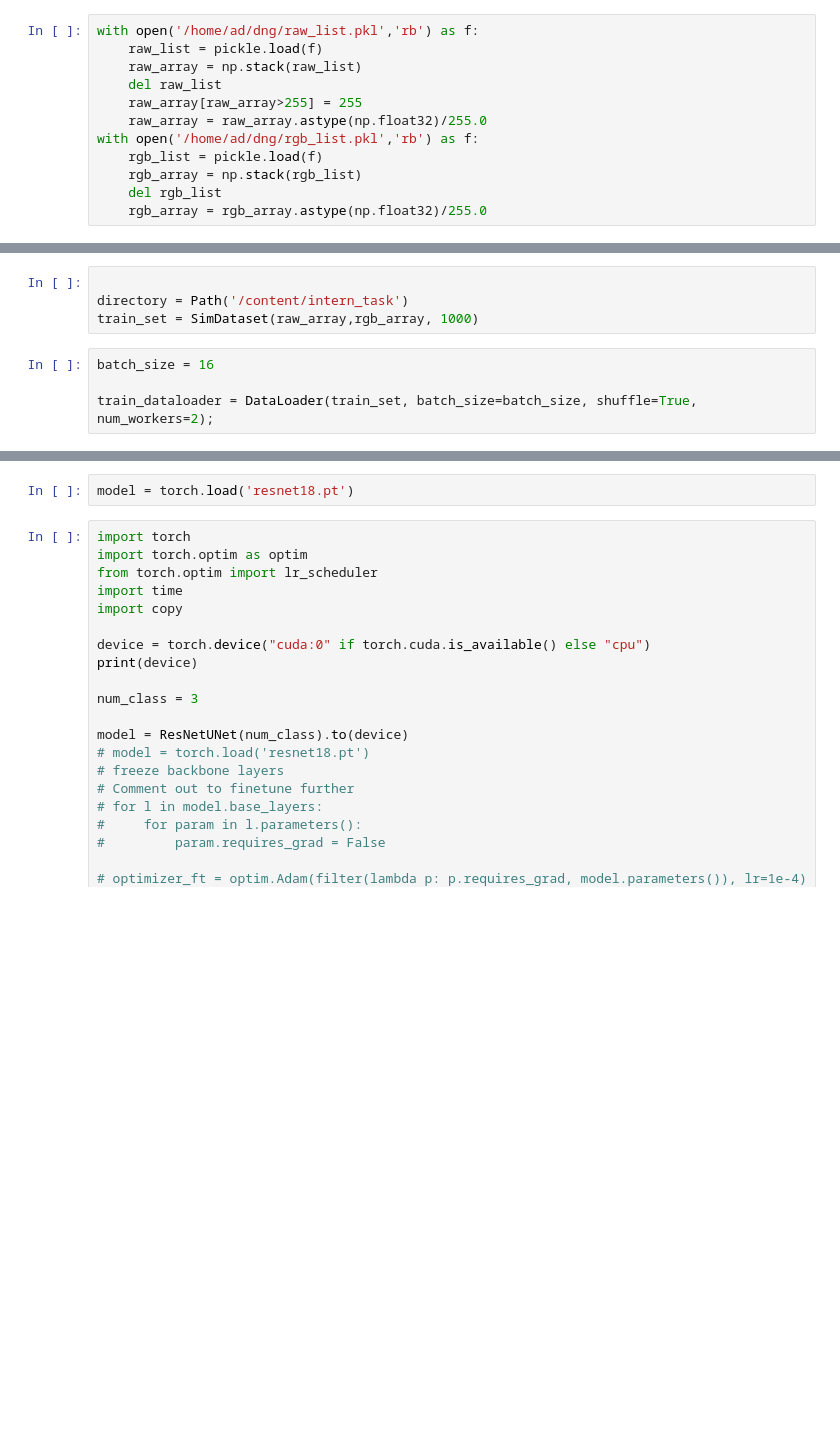
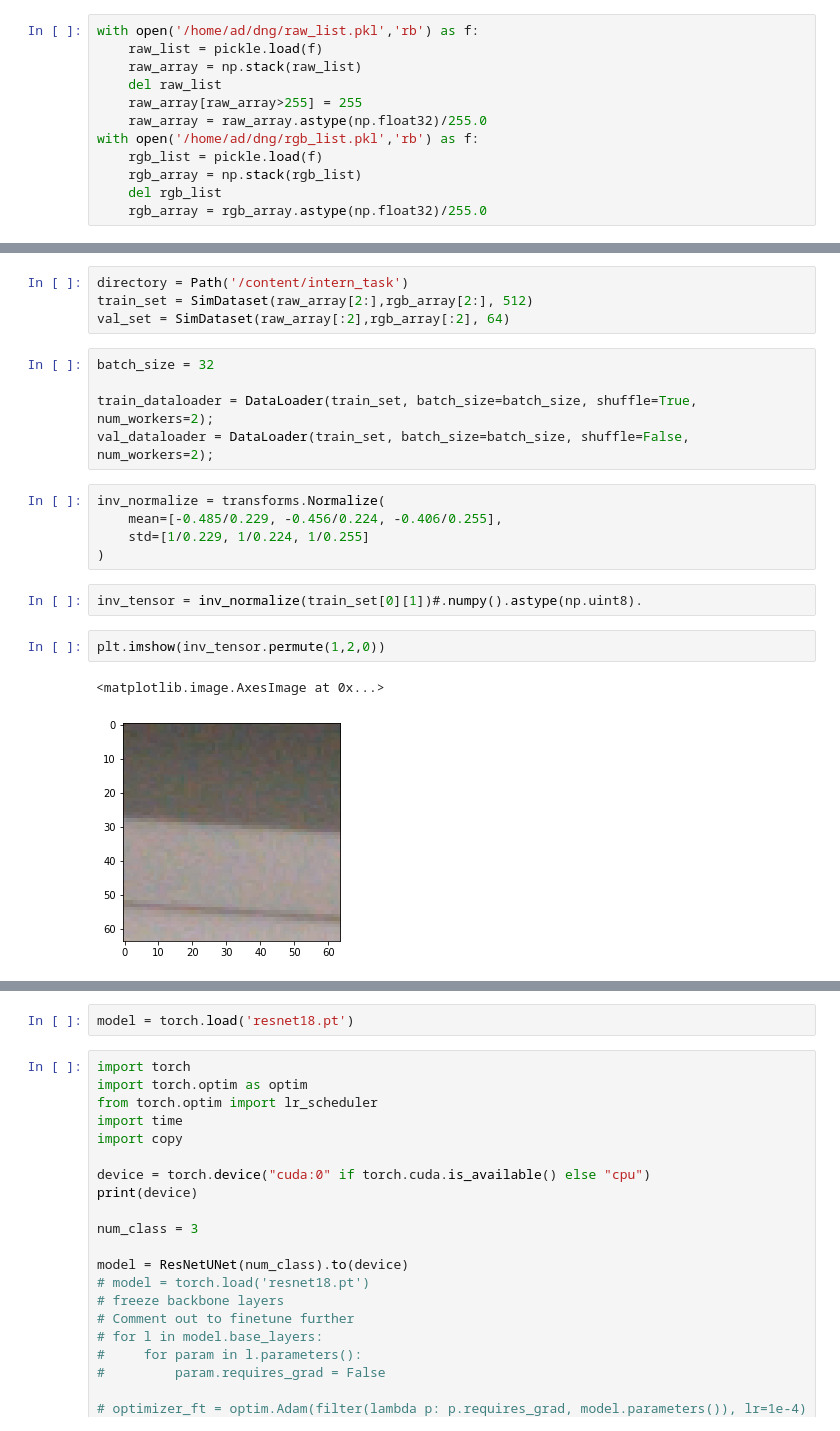
Before and after one commit to altimerk/dngnn, a Jupyter notebook: train.ipynb, the cells around one changed output, grey strips where cells are left out. Cells and saved outputs as stored; diff of their text form; blank space fills up the shorter version.

```diff
--- a/train.ipynb
+++ b/train.ipynb
@@ -76,13 +77,26 @@ class SimDataset(Dataset):
 #             rgb = self.transform(rgb)
         return [self.source_transform(raw_crop), self.target_transform(rgb_crop)]
 # %%
-
 directory = Path('/content/intern_task')
-train_set = SimDataset(raw_array,rgb_array, 1000)
+train_set = SimDataset(raw_array[2:],rgb_array[2:], 512)
+val_set = SimDataset(raw_array[:2],rgb_array[:2], 64)
 # %%
-batch_size = 16
+batch_size = 32
 
 train_dataloader = DataLoader(train_set, batch_size=batch_size, shuffle=True, num_workers=2);
+val_dataloader = DataLoader(train_set, batch_size=batch_size, shuffle=False, num_workers=2);
+# %%
+inv_normalize = transforms.Normalize(
+    mean=[-0.485/0.229, -0.456/0.224, -0.406/0.255],
+    std=[1/0.229, 1/0.224, 1/0.255]
+)
+# %%
+inv_tensor = inv_normalize(train_set[0][1])#.numpy().astype(np.uint8).
+# %%
+plt.imshow(inv_tensor.permute(1,2,0))
+# %% [output]
+<matplotlib.image.AxesImage at 0x...>
+[figure, added]
 # %%
 raw, rgb = train_set[0]
 plt.imshow(raw.permute(1,2,0))
```
Also changed, not shown: parts of 30 cells of this notebook.
